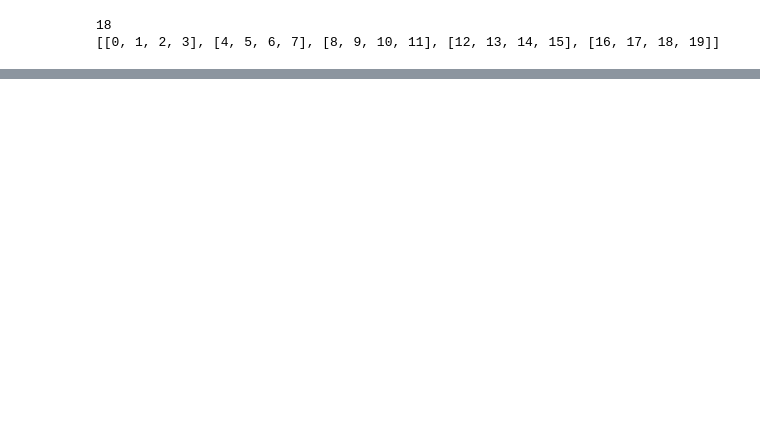
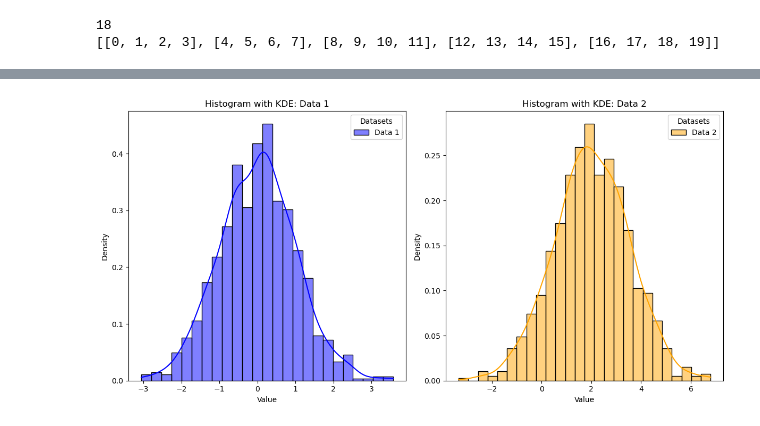
Before and after one commit to ZachMajernik/RFP3, a Jupyter notebook: ZachsCode-CollectingData.ipynb, the cells around one changed output, grey strips where cells are left out. Cells and saved outputs as stored; diff of their text form; code cells hidden in the pictures; blank space fills up the shorter version.

```diff
--- a/ZachsCode-CollectingData.ipynb
+++ b/ZachsCode-CollectingData.ipynb
@@ -605 +665,34 @@ print("sarsa trial type 1 mean: " + str(sarsaData.loc[sarsaData.loc[:,'trialType
+# %%
+import numpy as np
+
+# Generate random data for the histograms
+data1 = np.random.normal(loc=0, scale=1, size=1000)
+data2 = np.random.normal(loc=2, scale=1.5, size=1000)
+
+# Create a grid of subplots with 1 row and 2 columns
+fig, axs = plt.subplots(1, 2, figsize=(12, 6))  # Adjust figsize as needed
+
+# Plot histograms with KDE curve using seaborn
+sns.histplot(data1, kde=True, color='blue', label='Data 1', stat='density', ax=axs[0])
+sns.histplot(data2, kde=True, color='orange', label='Data 2', stat='density', ax=axs[1])
+
+# Add labels and title
+axs[0].set_xlabel('Value')
+axs[0].set_ylabel('Density')
+axs[0].set_title('Histogram with KDE: Data 1')
+
+axs[1].set_xlabel('Value')
+axs[1].set_ylabel('Density')
+
+# Show legend with custom labels
+axs[0].legend(title='Datasets')
+axs[1].legend(title='Datasets')
+
+# Adjust spacing between subplots
+plt.tight_layout()
+
+# Show plot
+plt.show()
+# %% [output]
+[figure, added]
 # %%
```
Also changed, not shown: parts of 14 cells of this notebook, 5 other files.
